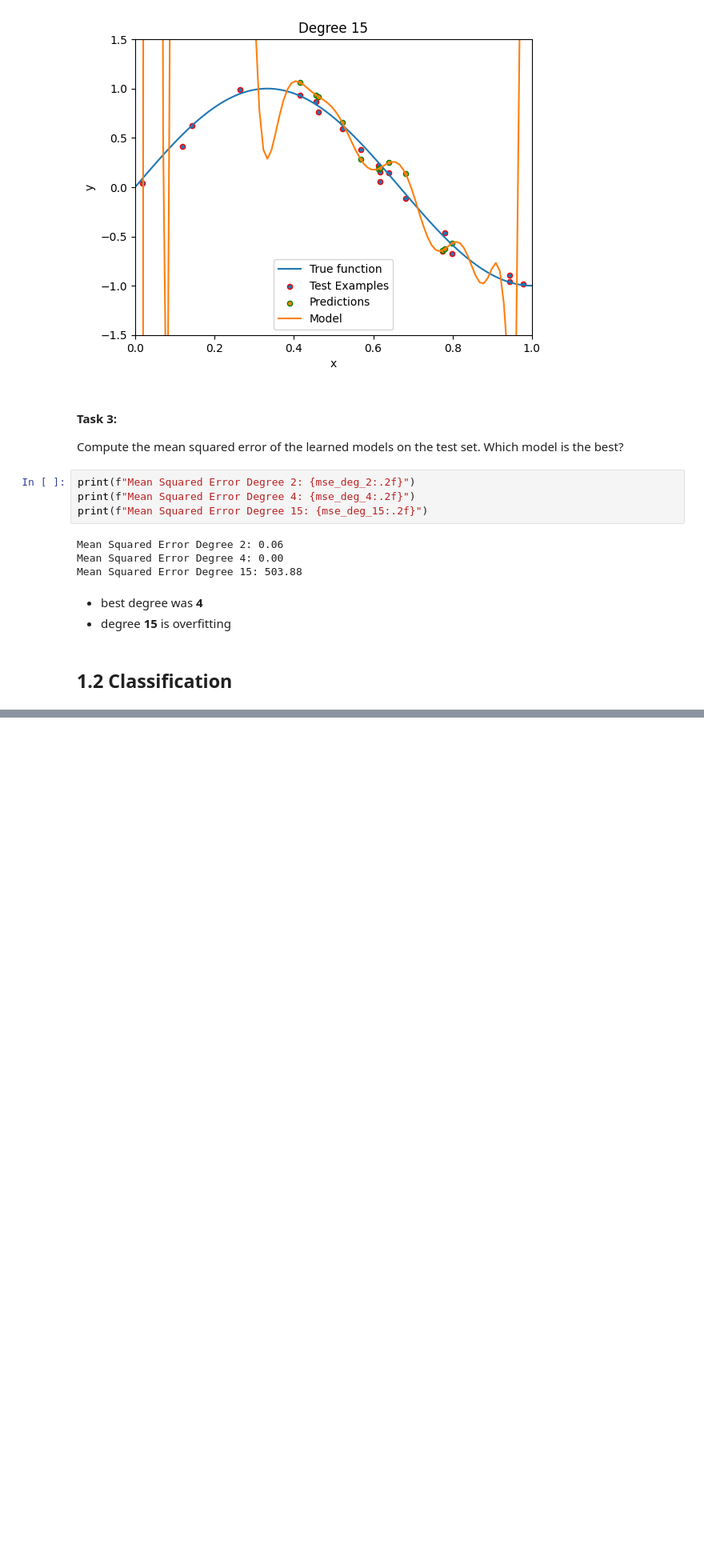
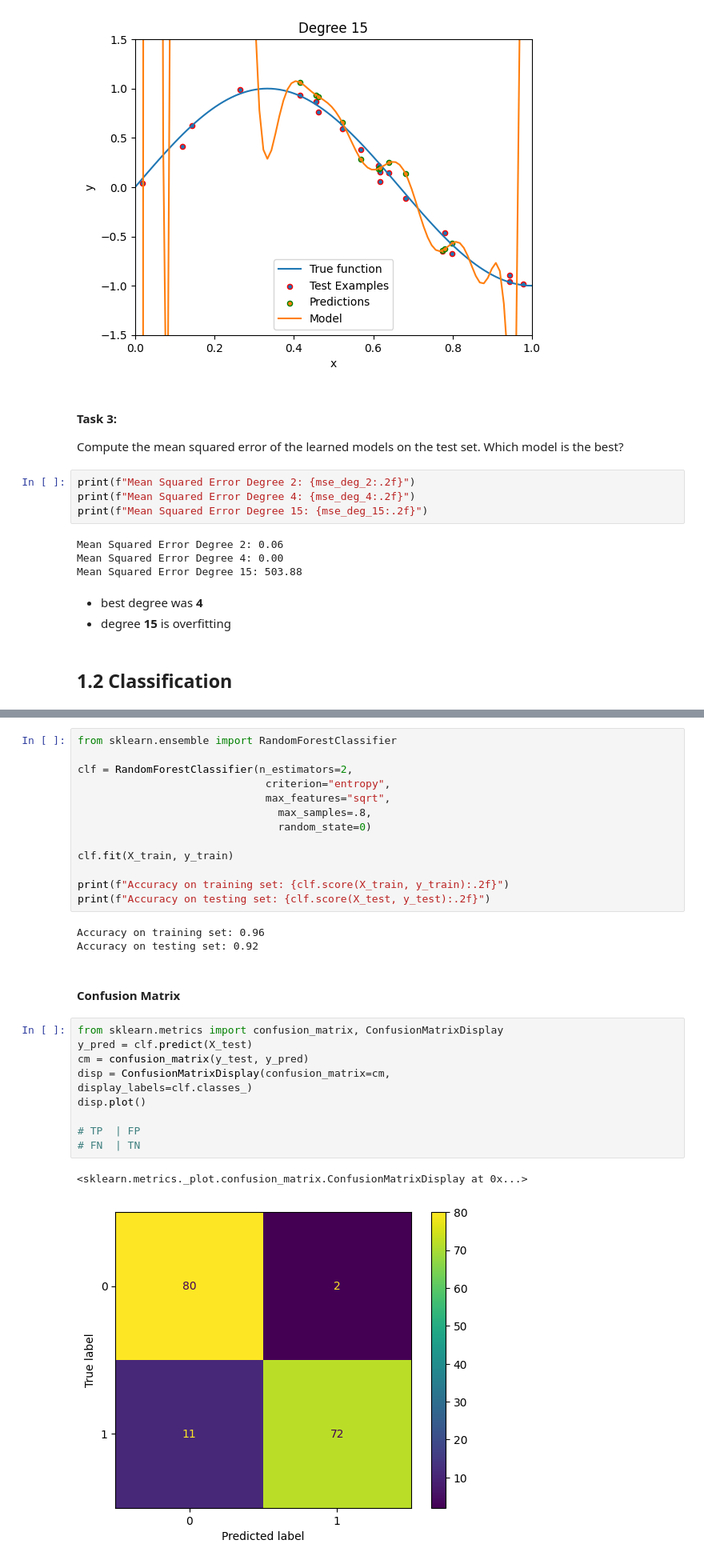
Before and after one commit to Mohammed-Abed-Alkareem/INTELLIGENT-SYSTEMS-LAB, a Jupyter notebook: Exp_4/exp_4.ipynb, the cells around one changed output, grey strips where cells are left out. Shown at 80% size. Cells and saved outputs as stored; diff of their text form; blank space fills up the shorter version.

```diff
--- a/Exp_4/exp_4.ipynb
+++ b/Exp_4/exp_4.ipynb
@@ -264,0 +292,31 @@ Mean Squared Error Degree 15: 503.88
+# %%
+from sklearn.ensemble import RandomForestClassifier
+
+clf = RandomForestClassifier(n_estimators=2,
+                              criterion="entropy",
+                              max_features="sqrt",
+                                max_samples=.8,
+                                random_state=0)
+
+clf.fit(X_train, y_train)
+
+print(f"Accuracy on training set: {clf.score(X_train, y_train):.2f}")
+print(f"Accuracy on testing set: {clf.score(X_test, y_test):.2f}")
+# %% [output]
+Accuracy on training set: 0.96
+Accuracy on testing set: 0.92
+# %% [markdown]
+#### Confusion Matrix
+# %%
+from sklearn.metrics import confusion_matrix, ConfusionMatrixDisplay
+y_pred = clf.predict(X_test)
+cm = confusion_matrix(y_test, y_pred)
+disp = ConfusionMatrixDisplay(confusion_matrix=cm,
+display_labels=clf.classes_)
+disp.plot()
+
+# TP  | FP
+# FN  | TN
+# %% [output]
+<sklearn.metrics._plot.confusion_matrix.ConfusionMatrixDisplay at 0x...>
+[figure, added]
```
Also changed, not shown: parts of 16 cells of this notebook.
